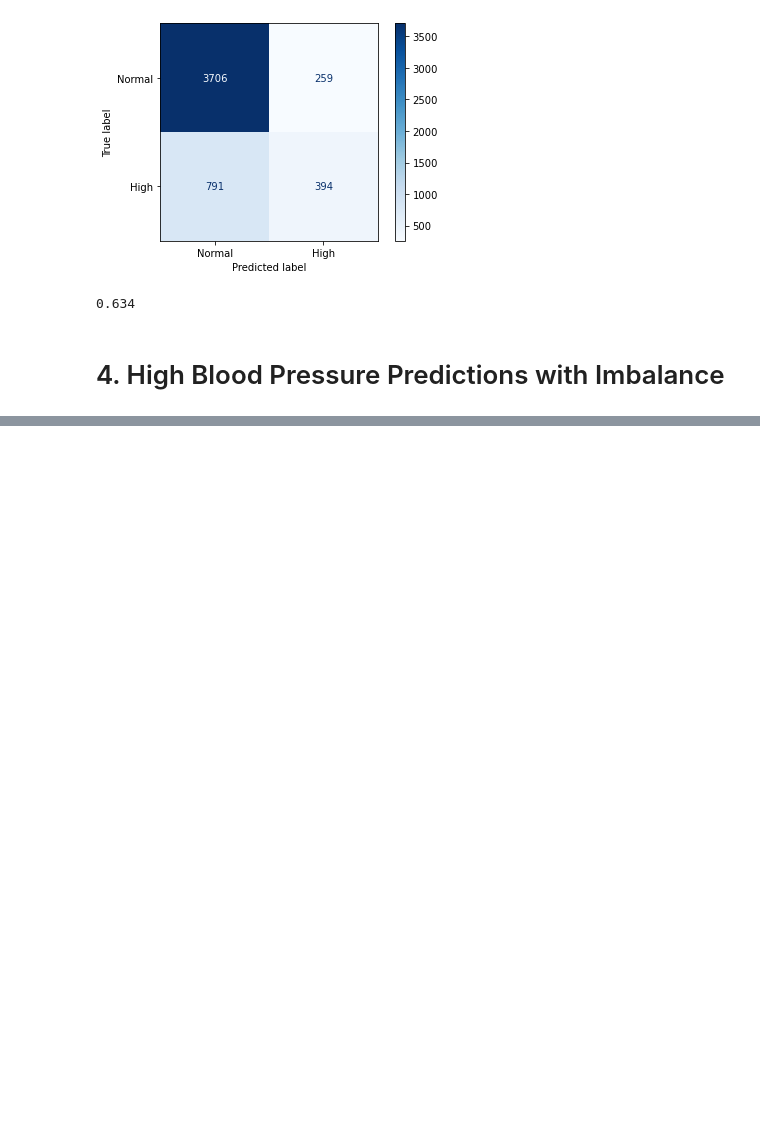
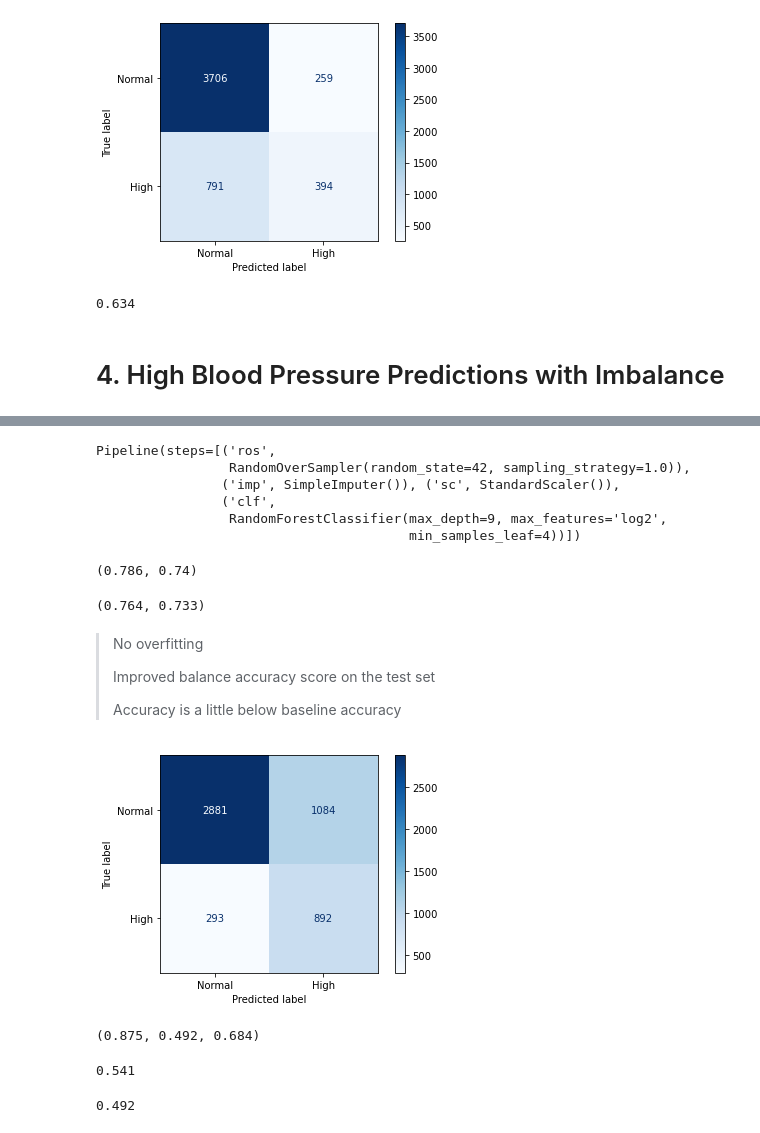
Before and after one commit to CodyCan/High-Blood-Pressure-Analysis, a Jupyter notebook: code/01_All_in_One.ipynb, the cells around one changed output, grey strips where cells are left out. Cells and saved outputs as stored; diff of their text form; code cells hidden in the pictures; blank space fills up the shorter version.

```diff
--- a/code/01_EDA_Cleaning.ipynb
+++ b/code/01_All_in_One.ipynb
@@ -583,0 +616,21 @@ balanced_accuracy_score(y_test, model5.predict(X_test)).round(3)
+# %%
+#resample the least populated class (funtional needs repair) to 10_000 observations (up from 3_238)
+ros = RandomOverSampler(random_state=42)
+
+steps6 = [("ros", ros), ("imp", si), ("sc", ss), ("clf", rfc)]   #same as model5, use 6 just for clarity
+model6 = ImbPipeline(steps = steps6)
+# %%
+#search on max_depth, and min_samples_leaf
+#try to make it less overfit
+params = {'ros__sampling_strategy': [1.0],
+          'clf__n_estimators': [100],
+          'clf__max_features': ["log2"],
+          'clf__max_depth': [3, 6, 9, 12],
+          'clf__min_samples_leaf': [1, 2, 3, 4, 5]}
+
+gs6 = GridSearchCV(estimator = model6,
+                   param_grid = params,
+                   n_jobs=-1,
+                   scoring='balanced_accuracy')
+# %%
+gs6.fit(X_train, y_train)
@@ -583,0 +650,41 @@ balanced_accuracy_score(y_test, model5.predict(X_test)).round(3)
+# %%
+gs6.best_estimator_
+# %% [output]
+Pipeline(steps=[('ros',
+                 RandomOverSampler(random_state=42, sampling_strategy=1.0)),
+                ('imp', SimpleImputer()), ('sc', StandardScaler()),
+                ('clf',
+                 RandomForestClassifier(max_depth=9, max_features='log2',
+                                        min_samples_leaf=4))])
+# %%
+gs6.score(X_train, y_train).round(3), gs6.score(X_test, y_test).round(3)
+#this is balance accuracy score
+# %% [output]
+(0.786, 0.74)
+# %%
+accuracy_score(y_train, gs6.predict(X_train)).round(3), accuracy_score(y_test, gs6.predict(X_test)).round(3)
+#no more overfitting
+# %% [output]
+(0.764, 0.733)
+# %% [markdown]
+> No overfitting
+>
+> Improved balance accuracy score on the test set
+>
+> Accuracy is a little below baseline accuracy
+# %%
+ConfusionMatrixDisplay.from_estimator(gs6, X_test, y_test, cmap="Blues", display_labels=["Normal", "High"]);
+# %% [output]
+[figure, added]
+# %%
+round(2881/3965,3), round(583/1185, 3), round((3470/3965 + 583/1185)/2, 3) #correct predictiton / all actual
+# %% [output]
+(0.875, 0.492, 0.684)
+# %%
+round(583/1078, 3)  #precision in predicting the "high" class
+# %% [output]
+0.541
+# %%
+round(583/1185, 3)  #sensitivity in predicting "high" class
+# %% [output]
+0.492
```
Also changed, not shown: parts of 25 cells of this notebook.
